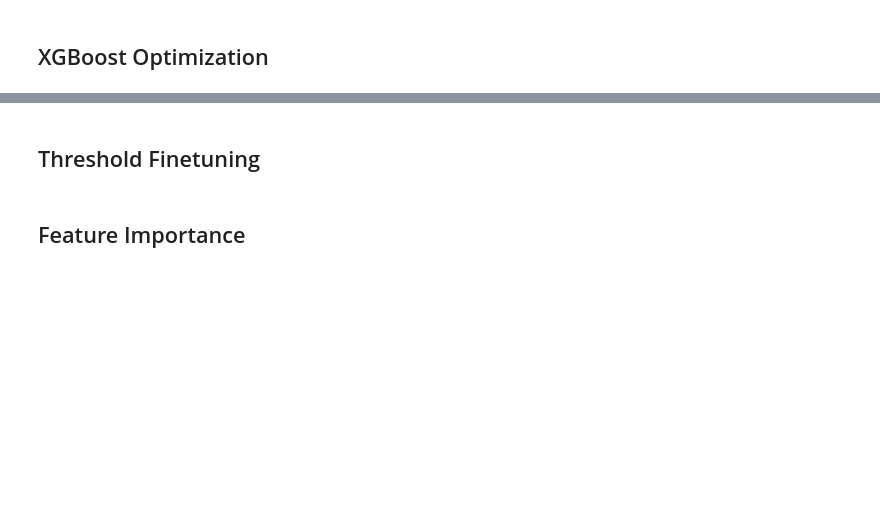
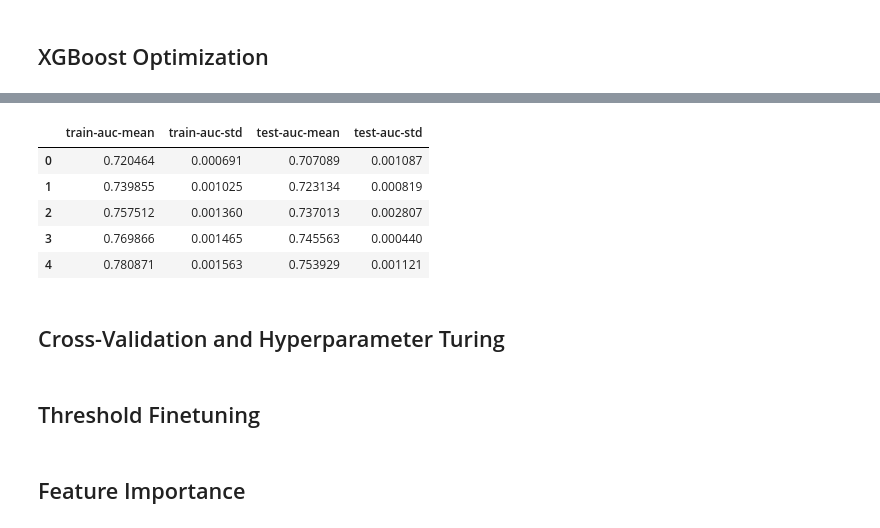
Before and after one commit to jottemka/ml_project_neuefische, a Jupyter notebook: EDA-and-modeling_jakob.ipynb, the cells around one changed output, grey strips where cells are left out. Cells and saved outputs as stored; diff of their text form; code cells hidden in the pictures; blank space fills up the shorter version.

```diff
--- a/EDA-and-modeling_jakob.ipynb
+++ b/EDA-and-modeling_jakob.ipynb
@@ -446,0 +320,9 @@ shape: (1, 4)
+# %%
+xgb_cv.head()
+# %% [output]
+|  | train-auc-mean | train-auc-std | test-auc-mean | test-auc-std |
+| 0 | 0.720464 | 0.000691 | 0.707089 | 0.001087 |
+| 1 | 0.739855 | 0.001025 | 0.723134 | 0.000819 |
+| 2 | 0.757512 | 0.001360 | 0.737013 | 0.002807 |
+| 3 | 0.769866 | 0.001465 | 0.745563 | 0.000440 |
+| 4 | 0.780871 | 0.001563 | 0.753929 | 0.001121 |
@@ -446,0 +396,2 @@ shape: (1, 4)
+# %% [markdown]
+## Cross-Validation and Hyperparameter Turing
```
Also changed, not shown: parts of 18 cells of this notebook, 1 other file.
